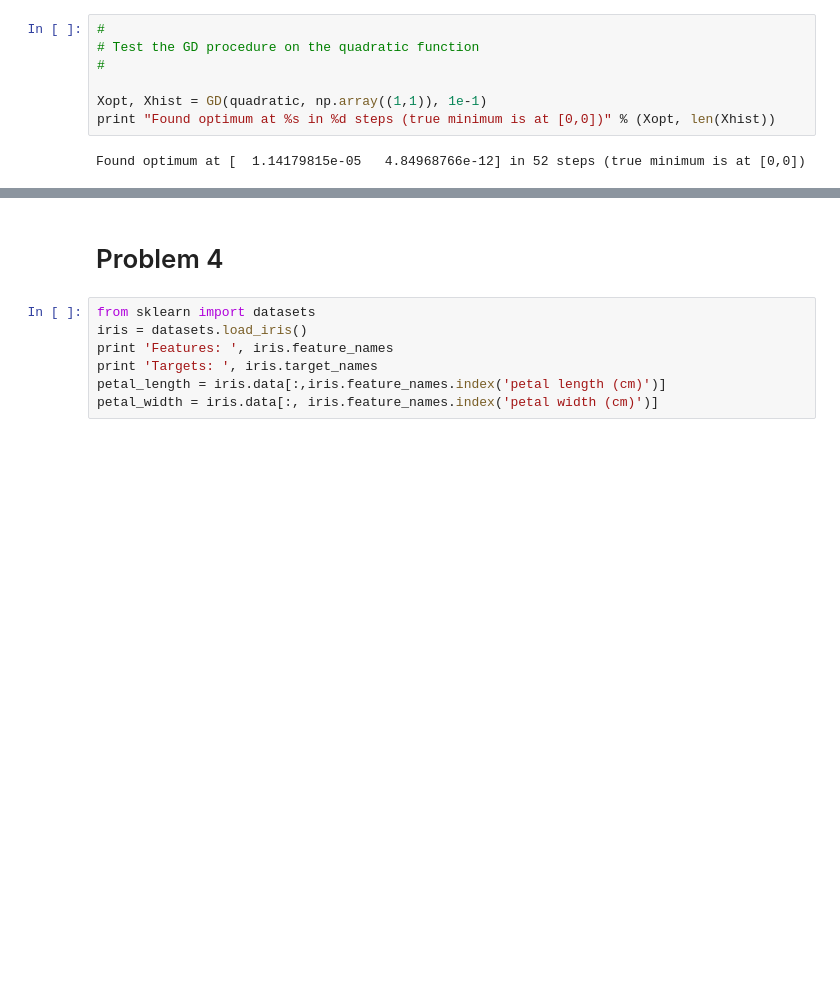
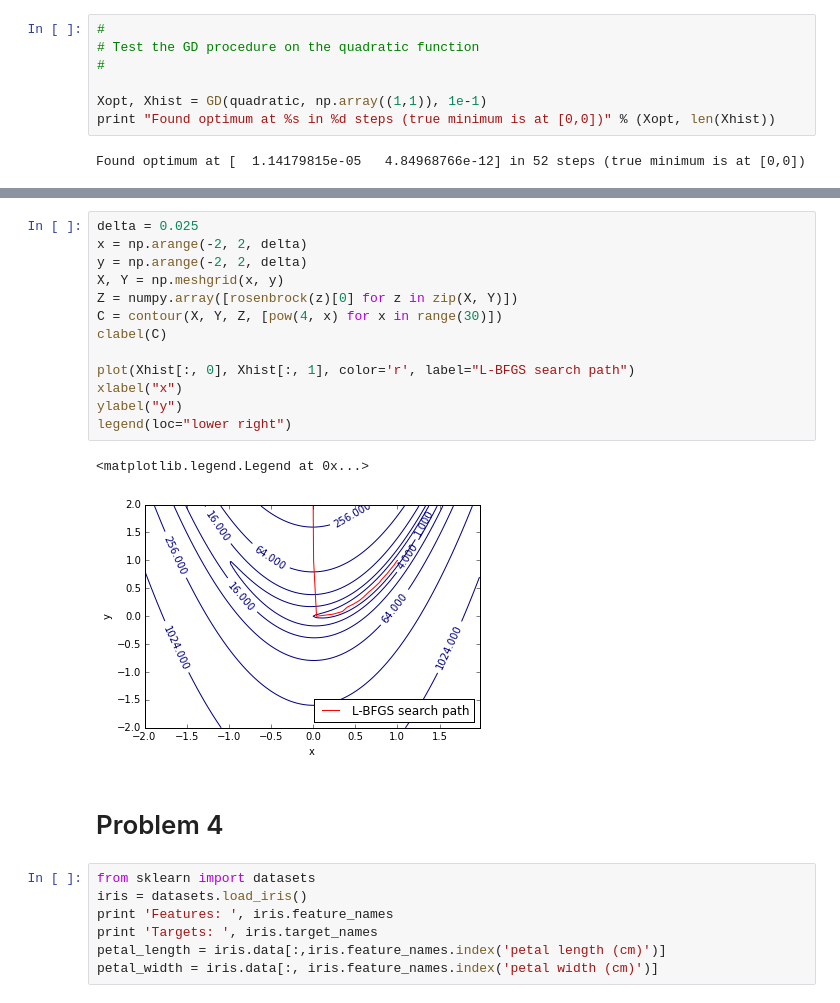
Before and after one commit to smalec/Neural-Networks, a Jupyter notebook: Assignment2/Assignment2.ipynb, the cells around one changed output, grey strips where cells are left out. Cells and saved outputs as stored; diff of their text form; blank space fills up the shorter version.

```diff
--- a/Assignment2/Assignment2.ipynb
+++ b/Assignment2/Assignment2.ipynb
@@ -401,3 +429,19 @@ print "Found optimum at %s in %d steps (true minimum is at [1,1])" % (Xopt, len(
+# %%
+delta = 0.025
+x = np.arange(-2, 2, delta)
+y = np.arange(-2, 2, delta)
+X, Y = np.meshgrid(x, y)
+Z = numpy.array([rosenbrock(z)[0] for z in zip(X, Y)])
+C = contour(X, Y, Z, [pow(4, x) for x in range(30)])
+clabel(C)
+
+plot(Xhist[:, 0], Xhist[:, 1], color='r', label="L-BFGS search path")
+xlabel("x")
+ylabel("y")
+legend(loc="lower right")
+# %% [output]
+<matplotlib.legend.Legend at 0x...>
+[figure, added]
 # %% [markdown]
 # Problem 4
 # %%
```
Also changed, not shown: parts of 4 cells of this notebook.
